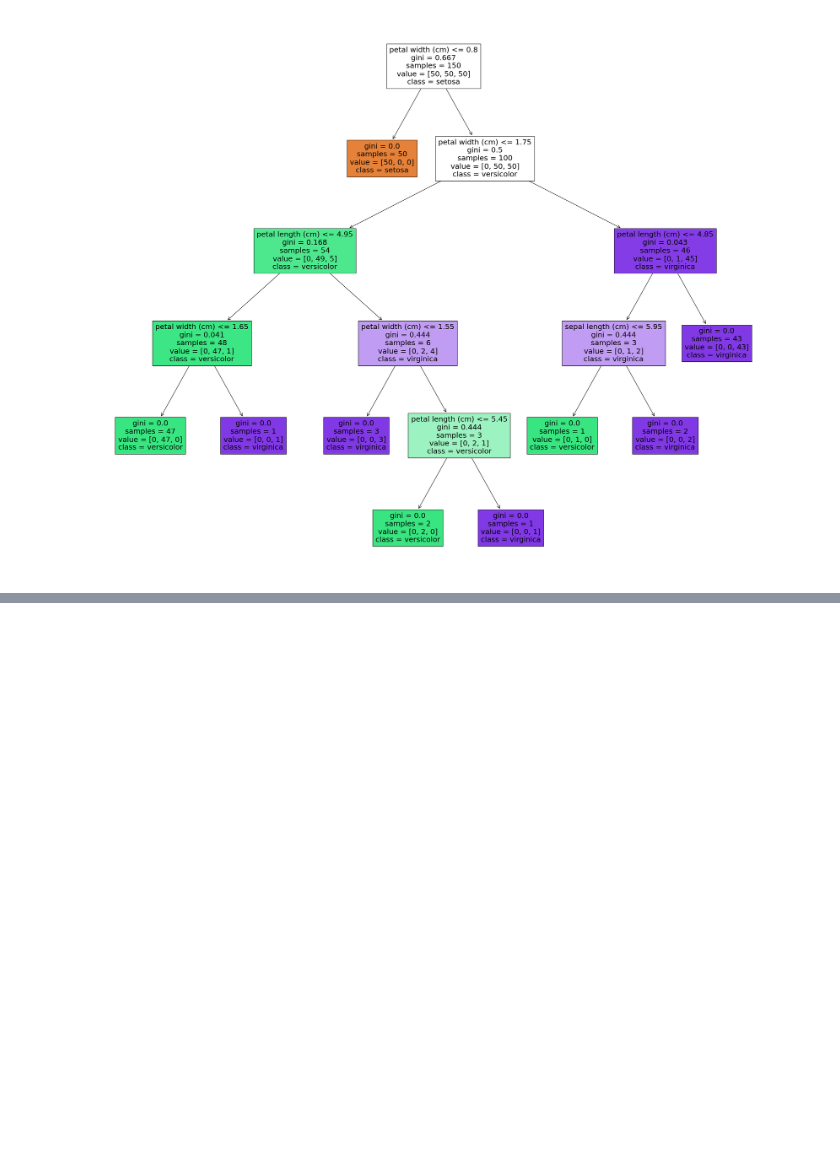
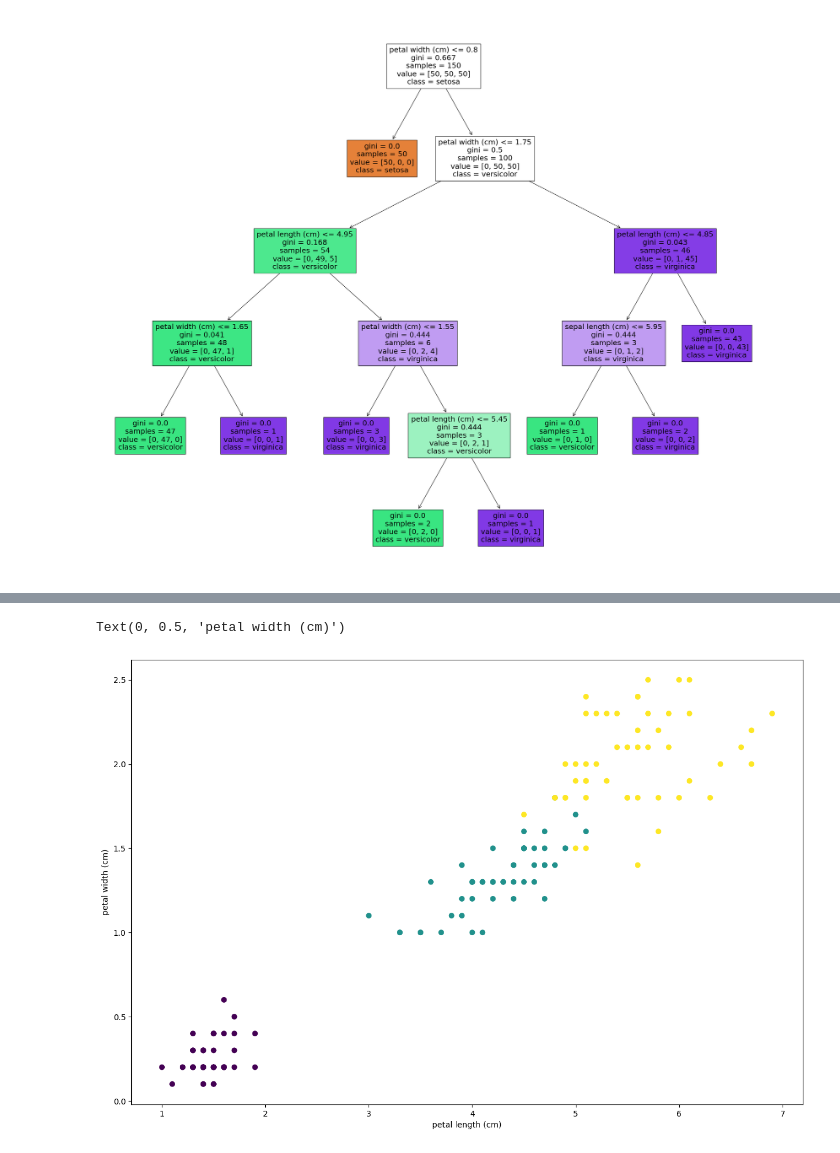
Before and after one commit to danielvieira95/IABD, a Jupyter notebook: codigos/aula08-arvoredecisao1.ipynb, the cells around one changed output, grey strips where cells are left out. Cells and saved outputs as stored; diff of their text form; code cells hidden in the pictures; blank space fills up the shorter version.

```diff
--- a/codigos/aula08-arvoredecisao1.ipynb
+++ b/codigos/aula08-arvoredecisao1.ipynb
@@ -26,0 +37,9 @@ plt.savefig('arvore1.jpg')
+# %%
+plt.figure(figsize=(15,10))
+plt.scatter(iris.data[:,2],iris.data[:,3],
+            c = iris.target)
+plt.xlabel(iris.feature_names[2])
+plt.ylabel(iris.feature_names[3])
+# %% [output]
+Text(0, 0.5, 'petal width (cm)')
+[figure, added]
```
Also changed, not shown: parts of 1 cell of this notebook, 1 other file.
